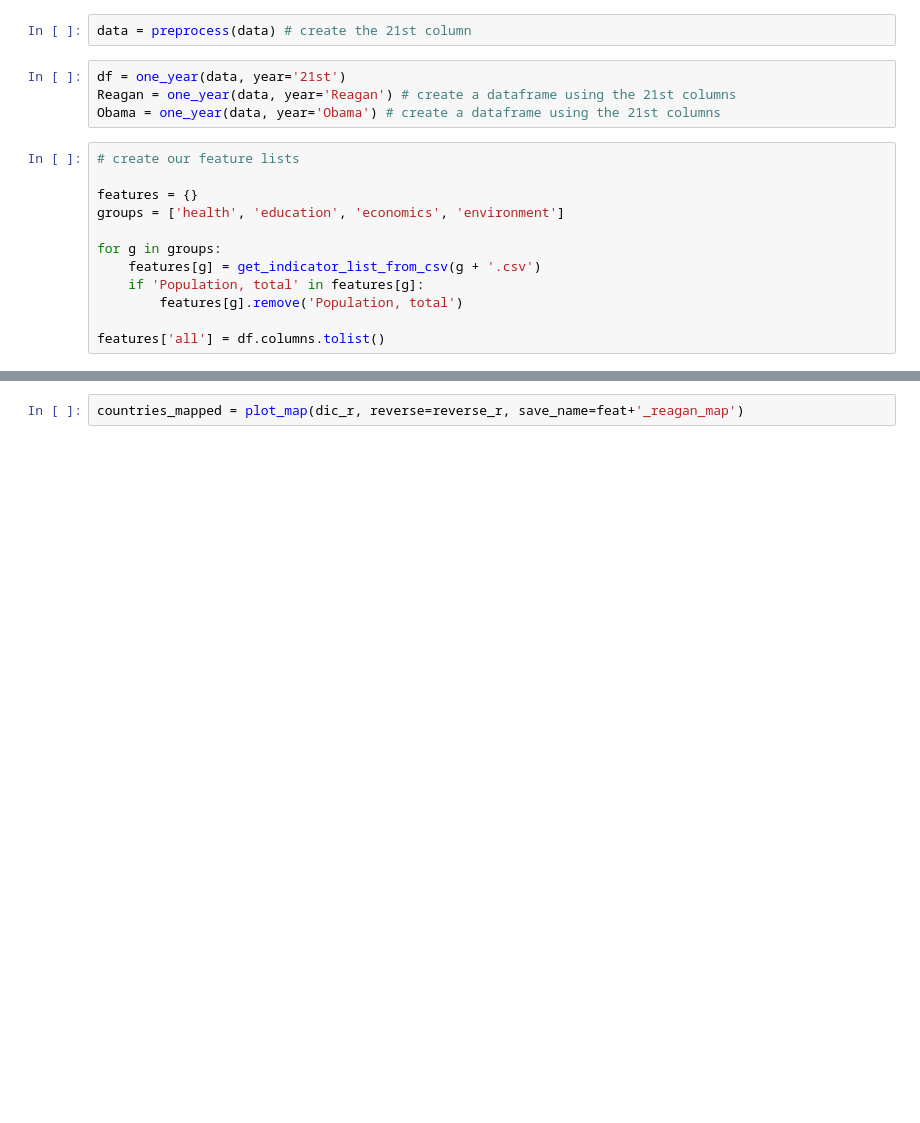
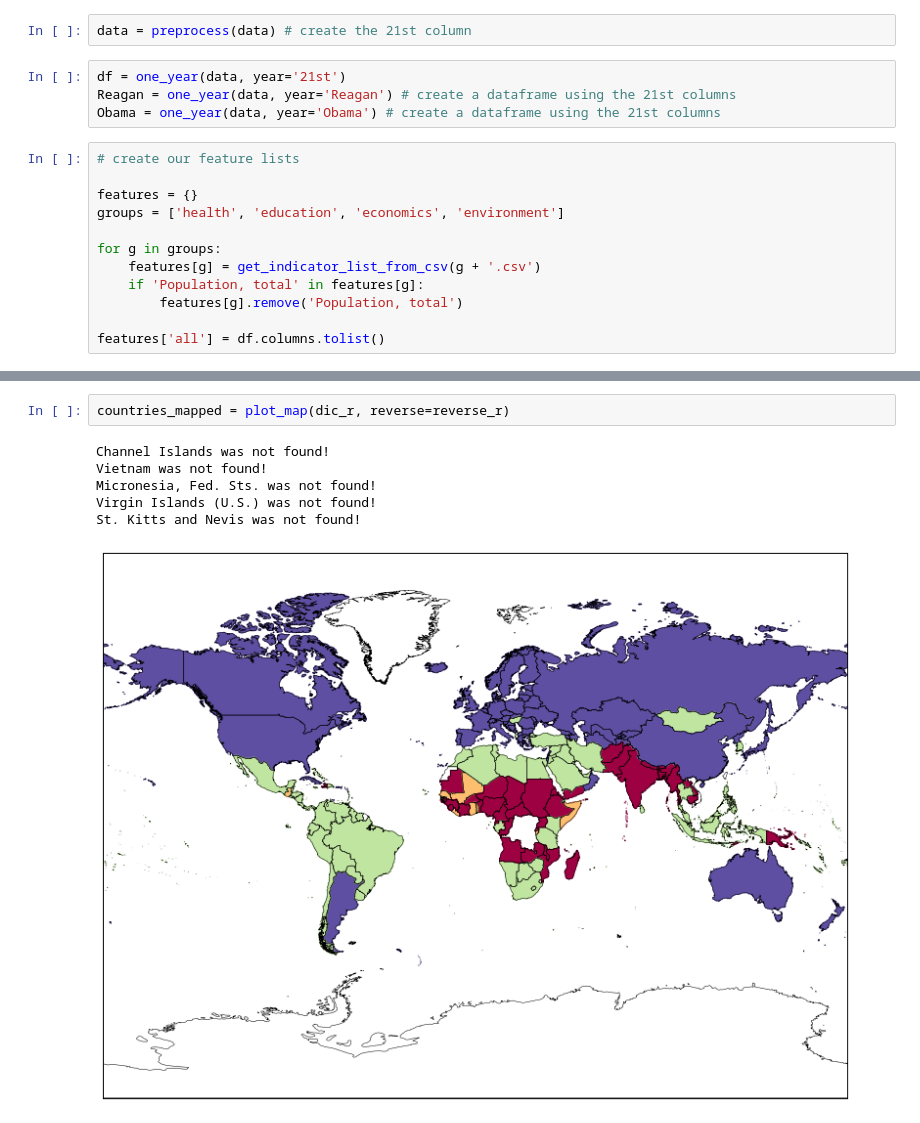
Before and after one commit to nshlapo/DataScience16CTW, a Jupyter notebook: collab.ipynb, the cells around one changed output, grey strips where cells are left out. Saved outputs shown, nothing was run; the diff lists cells and outputs as text; blank space fills up the shorter version.

```diff
--- a/collab.ipynb
+++ b/collab.ipynb
@@ -375,3 +385,10 @@ plt.gcf().set_size_inches(6, 6)
 # %%
-countries_mapped = plot_map(dic_r, reverse=reverse_r, save_name=feat+'_reagan_map')
+countries_mapped = plot_map(dic_r, reverse=reverse_r)
+# %% [output]
+Channel Islands was not found!
+Vietnam was not found!
+Micronesia, Fed. Sts. was not found!
+Virgin Islands (U.S.) was not found!
+St. Kitts and Nevis was not found!
+[figure, added]
 # %%
```
Also changed, not shown: parts of 9 cells of this notebook.
